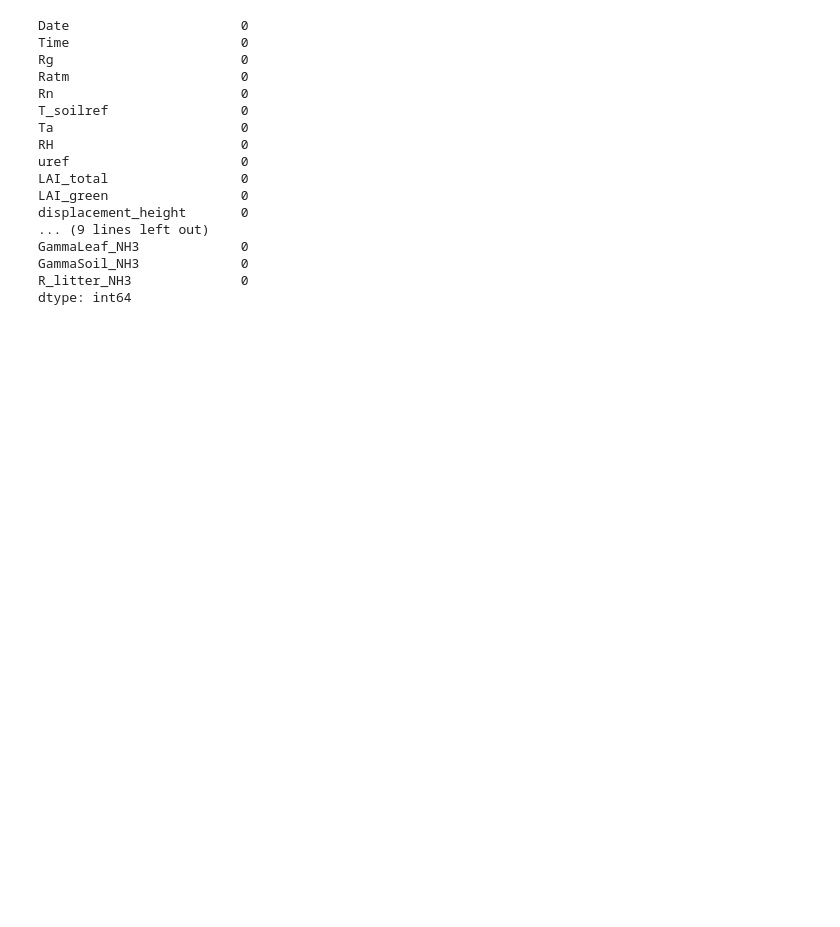
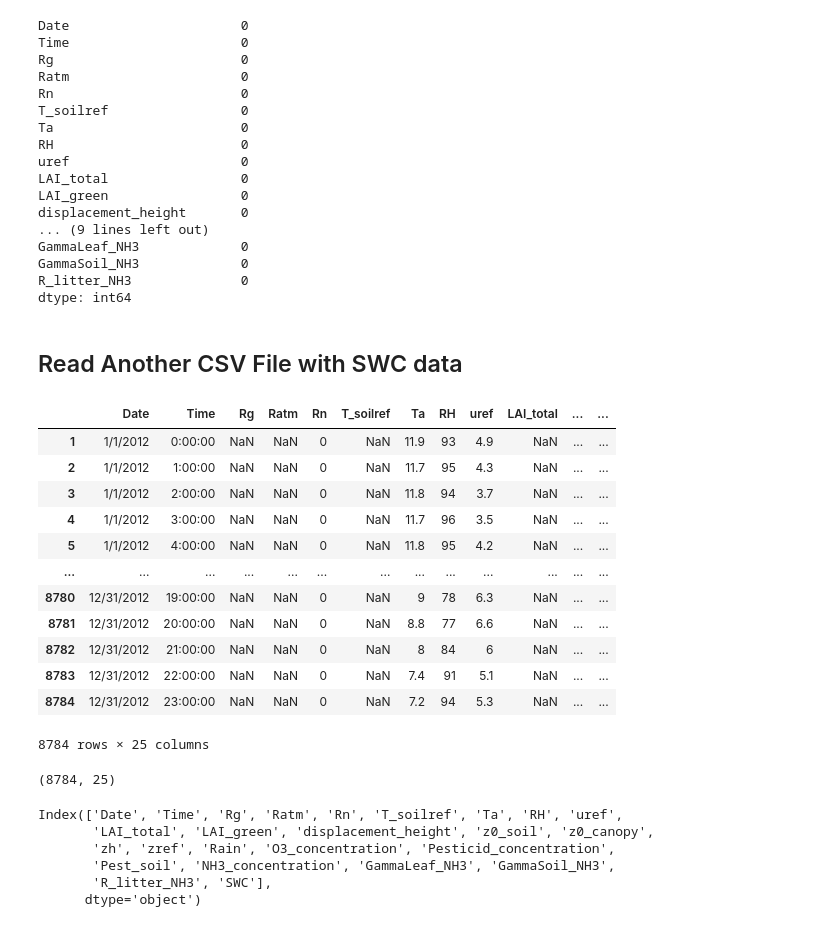
Before and after one commit to myothiha/tata, a Jupyter notebook: GE15Y/GE15Y.ipynb, the cells around one changed output. Drawn from its saved outputs; the diff is of its cells as text; code cells hidden in the pictures; blank space fills up the shorter version.

```diff
--- a/GE15Y/GE15Y.ipynb
+++ b/GE15Y/GE15Y.ipynb
@@ -89,3 +75,35 @@ GammaLeaf_NH3             0
 GammaSoil_NH3             0
 R_litter_NH3              0
 dtype: int64
+# %% [markdown]
+## Read Another CSV File with SWC data
+# %%
+SWC_raw = pd.read_csv('GE15Y_SWC.csv').drop(index=0)
+SWC_raw
+# %% [output]
+|  | Date | Time | Rg | Ratm | Rn | T_soilref | Ta | RH | uref | LAI_total | ... | ... |
+| 1 | 1/1/2012 | 0:00:00 | NaN | NaN | 0 | NaN | 11.9 | 93 | 4.9 | NaN | ... | ... |
+| 2 | 1/1/2012 | 1:00:00 | NaN | NaN | 0 | NaN | 11.7 | 95 | 4.3 | NaN | ... | ... |
+| 3 | 1/1/2012 | 2:00:00 | NaN | NaN | 0 | NaN | 11.8 | 94 | 3.7 | NaN | ... | ... |
+| 4 | 1/1/2012 | 3:00:00 | NaN | NaN | 0 | NaN | 11.7 | 96 | 3.5 | NaN | ... | ... |
+| 5 | 1/1/2012 | 4:00:00 | NaN | NaN | 0 | NaN | 11.8 | 95 | 4.2 | NaN | ... | ... |
+| ... | ... | ... | ... | ... | ... | ... | ... | ... | ... | ... | ... | ... |
+| 8780 | 12/31/2012 | 19:00:00 | NaN | NaN | 0 | NaN | 9 | 78 | 6.3 | NaN | ... | ... |
+| 8781 | 12/31/2012 | 20:00:00 | NaN | NaN | 0 | NaN | 8.8 | 77 | 6.6 | NaN | ... | ... |
+| 8782 | 12/31/2012 | 21:00:00 | NaN | NaN | 0 | NaN | 8 | 84 | 6 | NaN | ... | ... |
+| 8783 | 12/31/2012 | 22:00:00 | NaN | NaN | 0 | NaN | 7.4 | 91 | 5.1 | NaN | ... | ... |
+| 8784 | 12/31/2012 | 23:00:00 | NaN | NaN | 0 | NaN | 7.2 | 94 | 5.3 | NaN | ... | ... |
+8784 rows × 25 columns
+# %%
+SWC_raw.shape
+# %% [output]
+(8784, 25)
+# %%
+SWC_raw.columns
+# %% [output]
+Index(['Date', 'Time', 'Rg', 'Ratm', 'Rn', 'T_soilref', 'Ta', 'RH', 'uref',
+       'LAI_total', 'LAI_green', 'displacement_height', 'z0_soil', 'z0_canopy',
+       'zh', 'zref', 'Rain', 'O3_concentration', 'Pesticid_concentration',
+       'Pest_soil', 'NH3_concentration', 'GammaLeaf_NH3', 'GammaSoil_NH3',
+       'R_litter_NH3', 'SWC'],
+      dtype='object')
```
Also changed, not shown: parts of 12 cells of this notebook, 2 other files.
